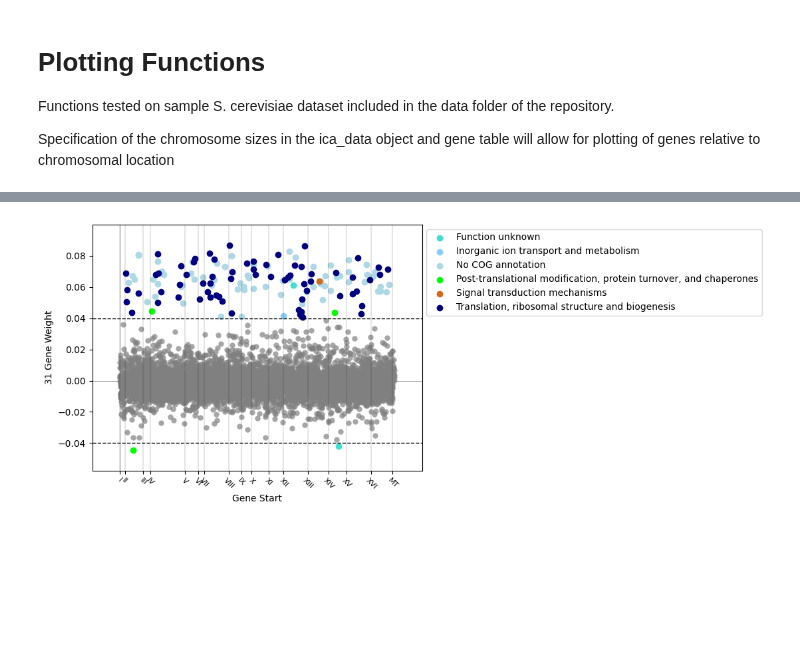
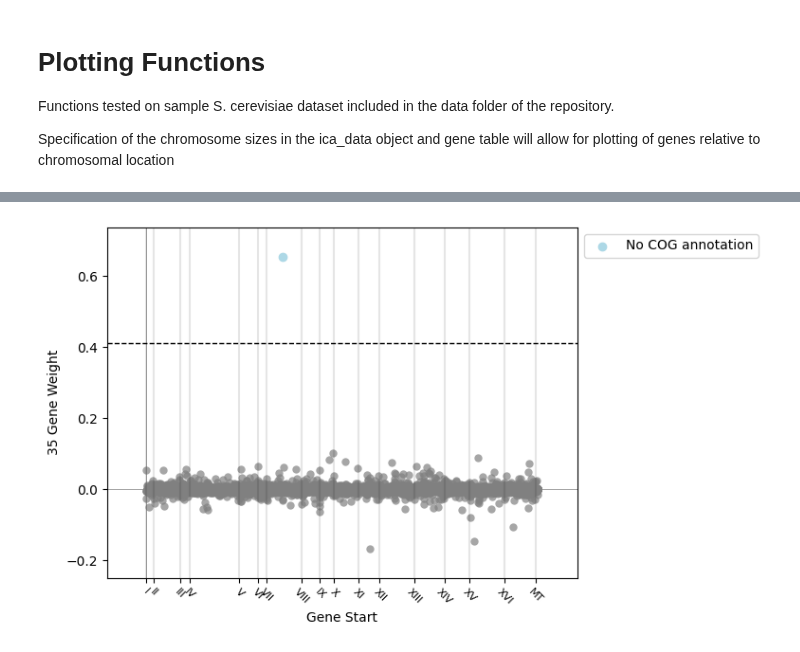
Before and after one commit to cristalzucsd/iModulonMiner, a Jupyter notebook: 5_characterize_iModulons/eukaryotic_example_functions.ipynb, the cells around one changed output, grey strips where cells are left out. Saved outputs shown, nothing was run; the diff lists cells and outputs as text; code cells hidden in the pictures; blank space fills up the shorter version.

Commit message:
Fix available yeast data

```diff
--- a/5_characterize_iModulons/eukaryotic_example_functions.ipynb
+++ b/5_characterize_iModulons/eukaryotic_example_functions.ipynb
@@ -150,7 +150,7 @@ Functions tested on sample S. cerevisiae dataset included in the data folder of
 
 Specification of the chromosome sizes in the ica_data object and gene table will allow for plotting of genes relative to chromosomal location
 # %%
-ica_data_dir = '../data/yeast_data/ica_data/120'
+ica_data_dir = '../data/yeast_data/ica_data/90'
 # %%
 A=pd.read_csv(path.join(ica_data_dir,'A.csv'),index_col=0)
 X=pd.read_csv('../data/yeast_data/processed_data/log_tpm_norm.csv',index_col=0)
@@ -169,7 +169,7 @@ ica_data = IcaData(M = path.join(ica_data_dir,'M.csv'),
                    chrom=chr_info
             )
 # %%
-imod = 31
+imod = 35
 display(ica_data.view_imodulon(imod).sort_values('gene_weight', ascending=False).head(10))
 plot_gene_weights(ica_data,imod,show_labels=False,adjust_labels=False);
 # %% [output]
@@ -187 +178 @@ plot_gene_weights(ica_data,imod,show_labels=False,adjust_labels=False);
-[figure, old version]
+[figure, new version]
```
Also changed, not shown: parts of 1 cell of this notebook, 15 other files.
